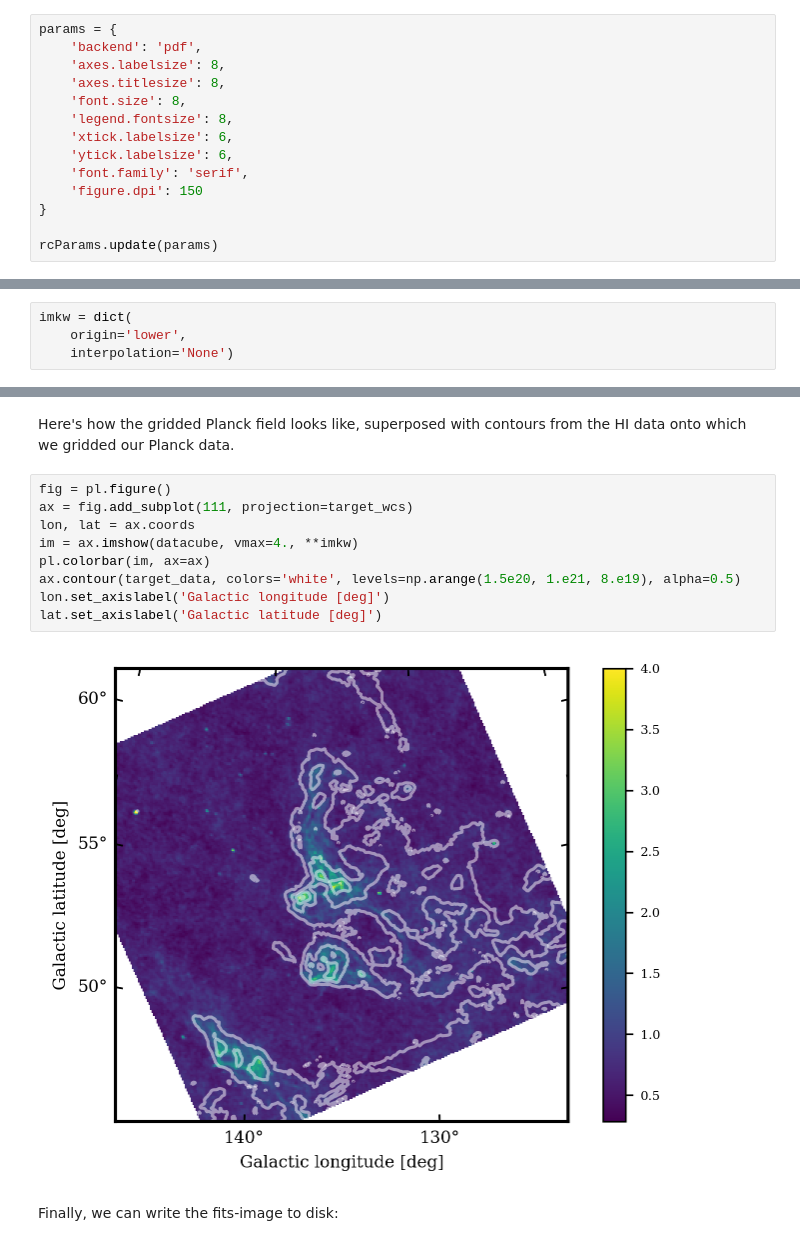
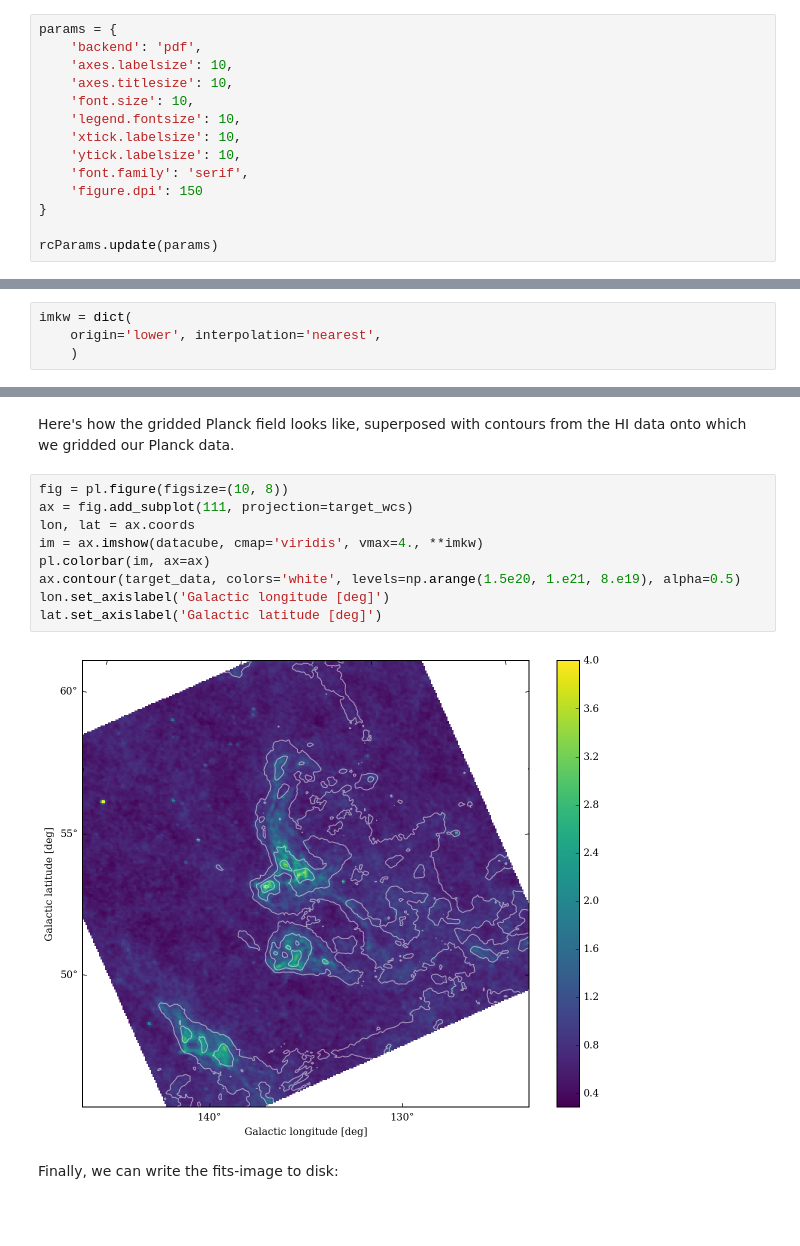
Before and after one commit to kathlynpurcell/cygrid, a Jupyter notebook: notebooks/two_fields.ipynb, the cells around one changed output, grey strips where cells are left out. Saved outputs shown, nothing was run; the diff lists cells and outputs as text; blank space fills up the shorter version.

```diff
--- a/notebooks/two_fields.ipynb
+++ b/notebooks/two_fields.ipynb
@@ -29,12 +29,12 @@ We change the `matplotlib` settings to improve and standardise our plots.
 # %%
 params = {
     'backend': 'pdf',
-    'axes.labelsize': 8,
-    'axes.titlesize': 8,
-    'font.size': 8,
-    'legend.fontsize': 8,
-    'xtick.labelsize': 6,
-    'ytick.labelsize': 6,
+    'axes.labelsize': 10,
+    'axes.titlesize': 10,
+    'font.size': 10,
+    'legend.fontsize': 10,
+    'xtick.labelsize': 10,
+    'ytick.labelsize': 10,
     'font.family': 'serif',
     'figure.dpi': 150
 }
@@ -44,8 +44,8 @@ rcParams.update(params)
 Let's furthermore define some plotting `kwargs` for the images.
 # %%
 imkw = dict(
-    origin='lower',
-    interpolation='None')
+    origin='lower', interpolation='nearest',
+    )
 # %% [markdown]
 For this demonstration, we show how to grid data from a large fits-file onto another one with a different extent and coordinate system.
 First, we need to obtain our input image. We use `skyview` to get an image of Planck 857 GHz data in galactic coordinates.
@@ -138,16 +160,16 @@ datacube = gridder.get_datacube().squeeze()
 # %% [markdown]
 Here's how the gridded Planck field looks like, superposed with contours from the HI data onto which we gridded our Planck data.
 # %%
-fig = pl.figure()
+fig = pl.figure(figsize=(10, 8))
 ax = fig.add_subplot(111, projection=target_wcs)
 lon, lat = ax.coords
-im = ax.imshow(datacube, vmax=4., **imkw)
+im = ax.imshow(datacube, cmap='viridis', vmax=4., **imkw)
 pl.colorbar(im, ax=ax)
 ax.contour(target_data, colors='white', levels=np.arange(1.5e20, 1.e21, 8.e19), alpha=0.5)
 lon.set_axislabel('Galactic longitude [deg]')
 lat.set_axislabel('Galactic latitude [deg]')
 # %% [output]
-[figure, old version]
+[figure, new version]
 # %% [markdown]
 Finally, we can write the fits-image to disk:
 # %%
```
Also changed, not shown: parts of 18 cells of this notebook.
